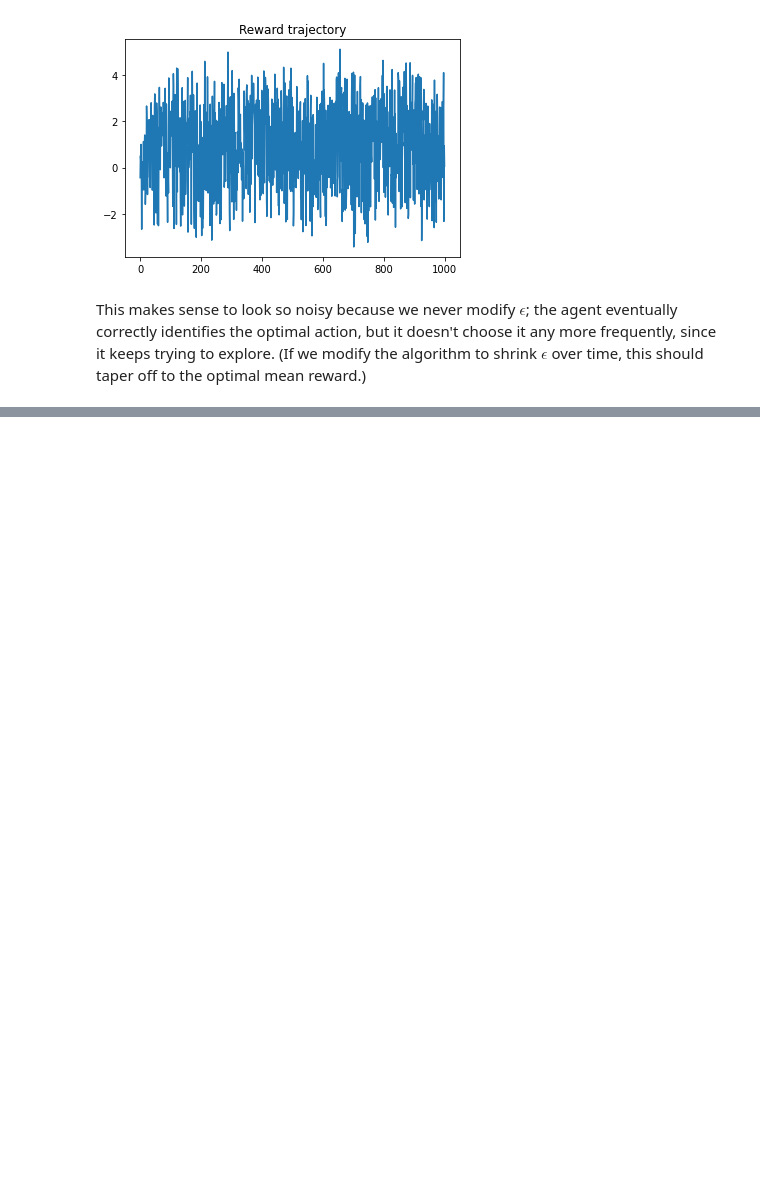
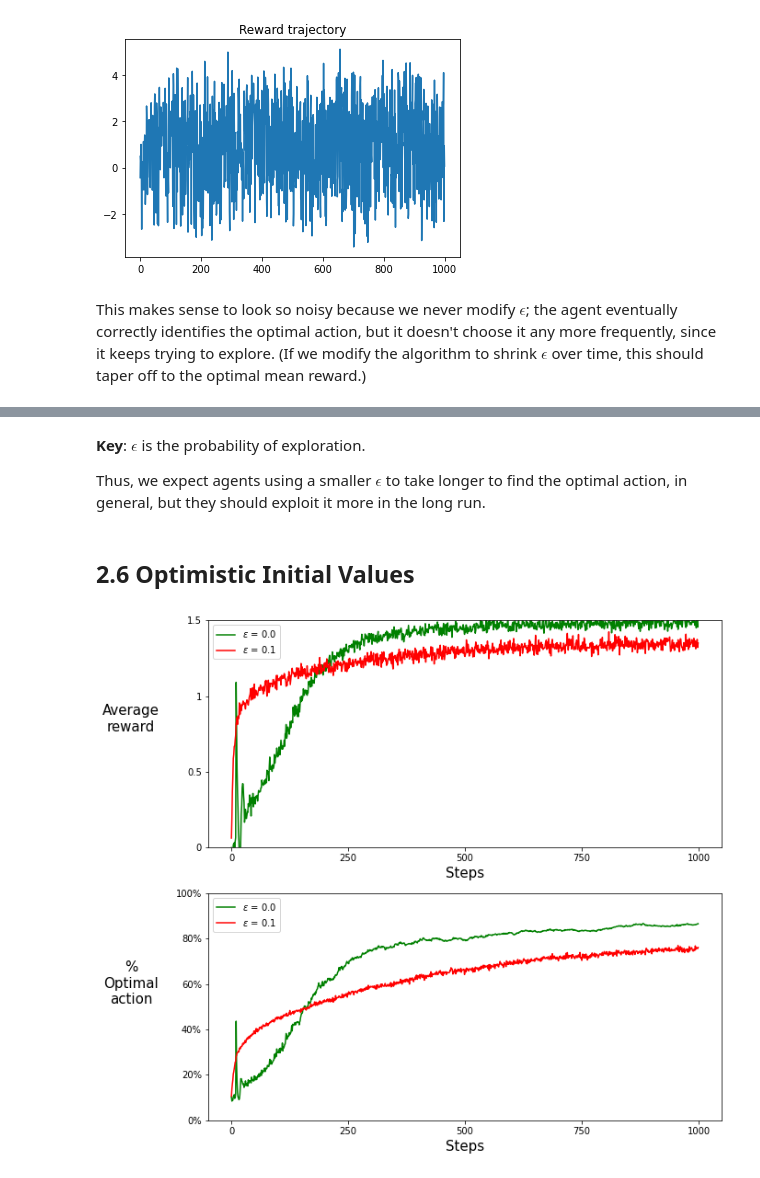
Before and after one commit to StanleyTuz/reinforcement-learning, a Jupyter notebook: sutton_barto/ch2.ipynb, the cells around one changed output, grey strips where cells are left out. Cells and saved outputs as stored; diff of their text form; code cells hidden in the pictures; blank space fills up the shorter version.

```diff
--- a/sutton_barto/ch2.ipynb
+++ b/sutton_barto/ch2.ipynb
@@ -103,0 +87,35 @@ plt.show()
+# %% [markdown]
+**Key**: $\epsilon$ is the probability of exploration.
+
+Thus, we expect agents using a smaller $\epsilon$ to take longer to find the optimal action, in general, but they should exploit it more in the long run.
+# %% [markdown]
+## 2.6 Optimistic Initial Values
+# %%
+import matplotlib.pyplot as plt
+import numpy as np
+
+import interface
+import agents
+import environments
+
+epsilons = [0.00, 0.1]
+q_inits = [5.0, 0.0]
+alphas = [0.1, 0.1]
+
+num_actions = 10
+# num_runs_per_epsilon = 200
+# num_steps_per_run = 100
+num_runs_per_epsilon = 2_000
+num_steps_per_run = 1_000
+
+trajectories = interface.run_testbed(
+    epsilons,
+    num_actions,
+    num_runs_per_epsilon,
+    num_steps_per_run,
+    q_inits=q_inits,
+    update_step_sizes=alphas,
+)
+interface.plot_trajectories_testbed(trajectories)
+# %% [output]
+[figure, added]
```
Also changed, not shown: parts of 25 cells of this notebook, 3 other files.
